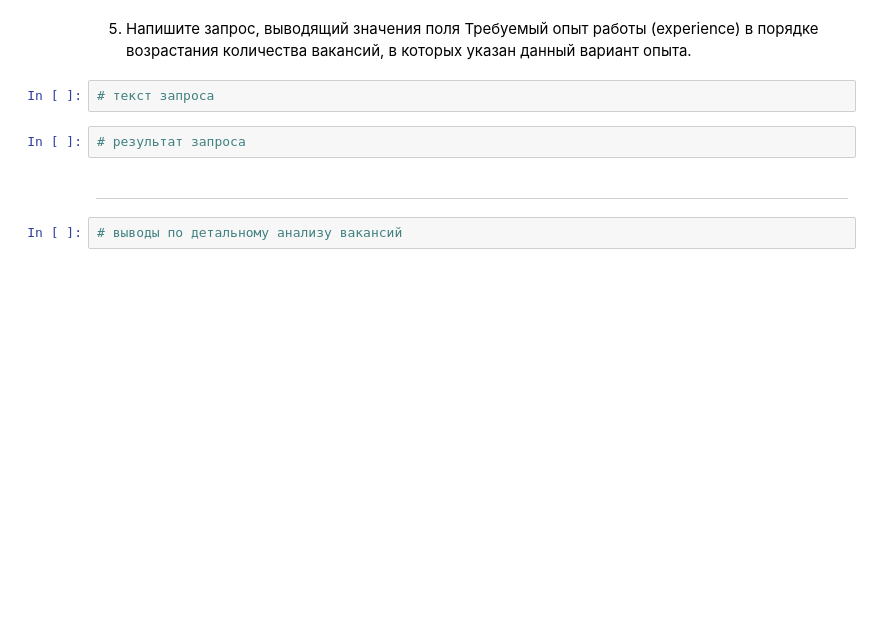
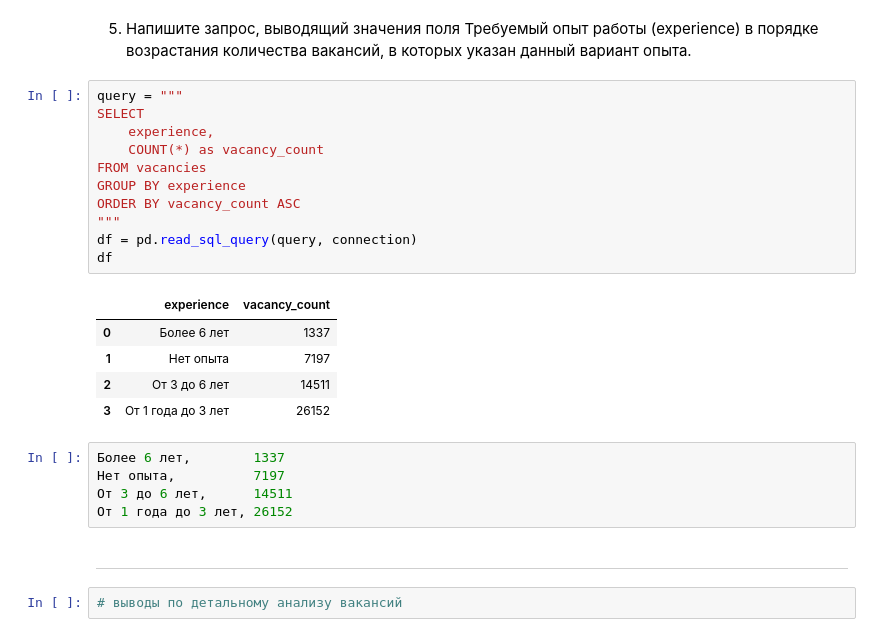
Before and after one commit to yogiki/LernProject_SF, a Jupyter notebook: SF_Exam_3/Project_2_Ноутбук_шаблон.ipynb, the cells around one changed output. Cells and saved outputs as stored; diff of their text form; blank space fills up the shorter version.

```diff
--- a/SF_Exam_3/Project_2_Ноутбук_шаблон.ipynb
+++ b/SF_Exam_3/Project_2_Ноутбук_шаблон.ipynb
@@ -90,9 +179,27 @@ df
 # %% [markdown]
 5. Напишите запрос, выводящий значения поля Требуемый опыт работы (experience) в порядке возрастания количества вакансий, в которых указан данный вариант опыта.
 # %%
-# текст запроса
+query = """
+SELECT
+    experience,
+    COUNT(*) as vacancy_count
+FROM vacancies
+GROUP BY experience
+ORDER BY vacancy_count ASC
+"""
+df = pd.read_sql_query(query, connection)
+df
+# %% [output]
+|  | experience | vacancy_count |
+| 0 | Более 6 лет | 1337 |
+| 1 | Нет опыта | 7197 |
+| 2 | От 3 до 6 лет | 14511 |
+| 3 | От 1 года до 3 лет | 26152 |
 # %%
-# результат запроса
+Более 6 лет,        1337
+Нет опыта,          7197
+От 3 до 6 лет,      14511
+От 1 года до 3 лет, 26152
 # %% [markdown]
 ***
 # %%
```
Also changed, not shown: parts of 14 cells of this notebook.
